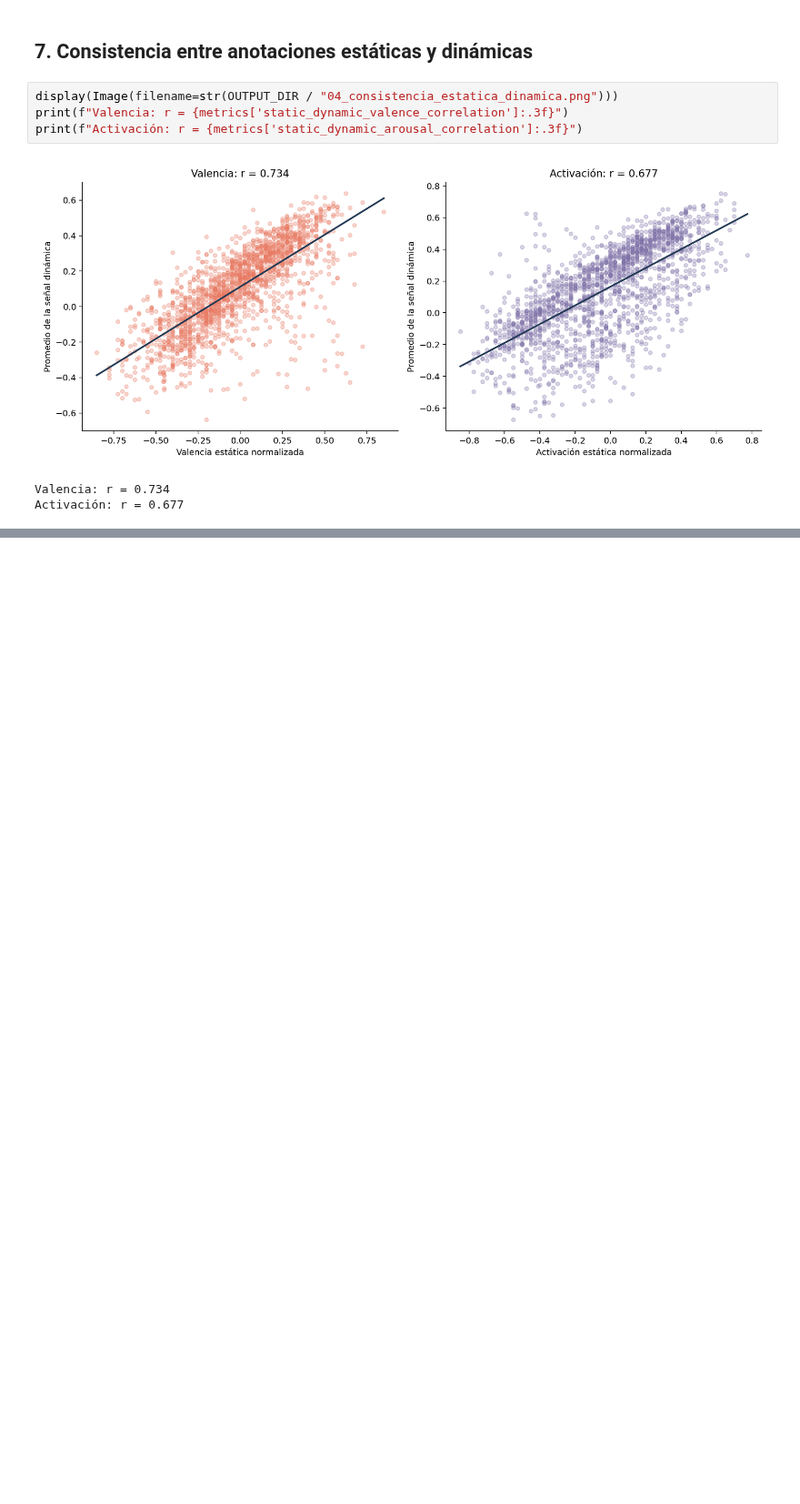
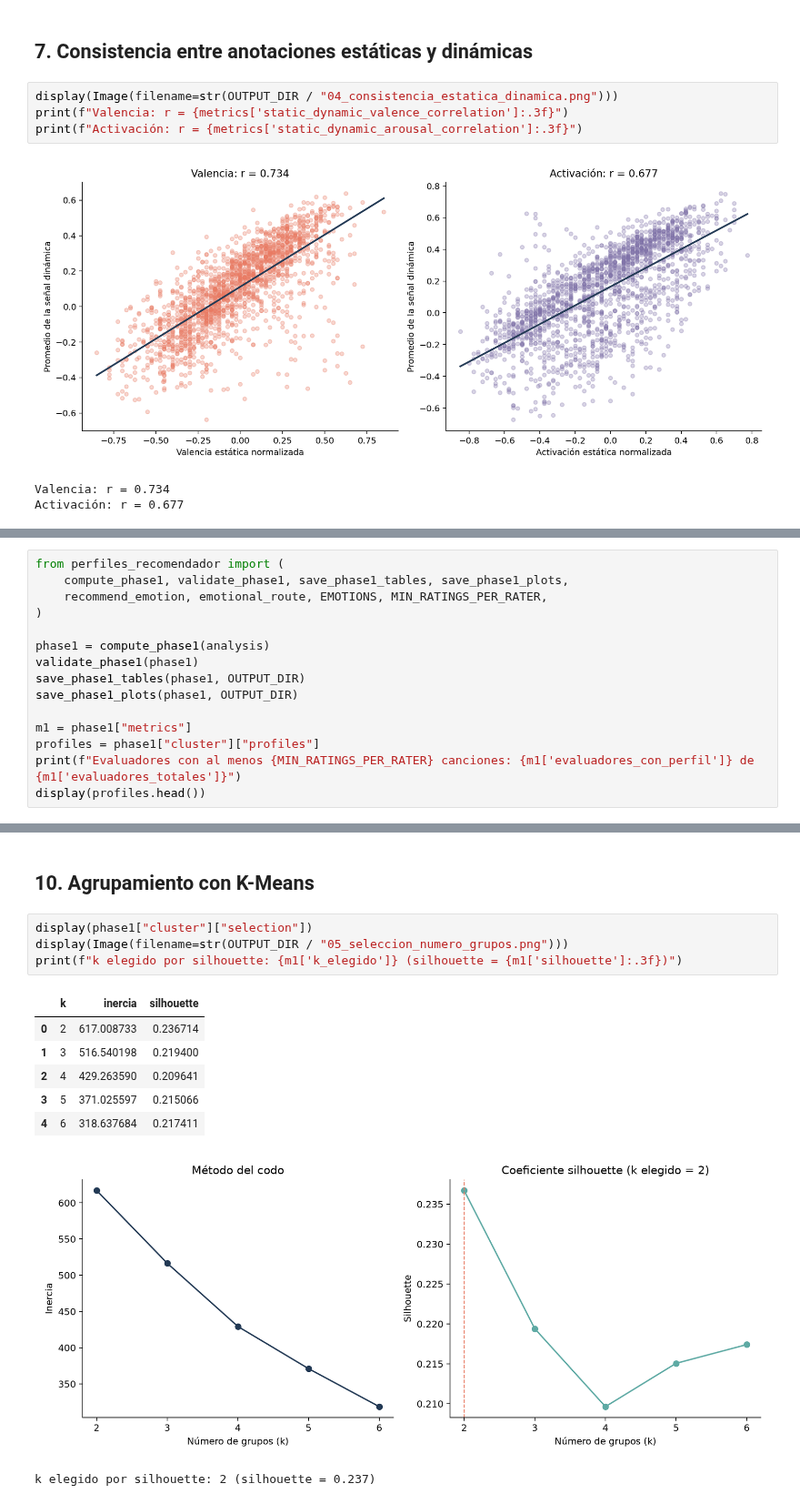
Before and after one commit to alejandramartinezhenao/MCD_recomendador_musical_prt, a Jupyter notebook: analisis_deam_resultados_presentacion.ipynb, the cells around one changed output, grey strips where cells are left out. Shown at 91% size. Saved outputs shown, nothing was run; the diff lists cells and outputs as text; blank space fills up the shorter version.

```diff
--- a/analisis_deam_resultados_presentacion.ipynb
+++ b/analisis_deam_resultados_presentacion.ipynb
@@ -137,0 +136,15 @@ El archivo suministrado permite reproducir el componente emocional, pero no cont
+# %%
+from perfiles_recomendador import (
+    compute_phase1, validate_phase1, save_phase1_tables, save_phase1_plots,
+    recommend_emotion, emotional_route, EMOTIONS, MIN_RATINGS_PER_RATER,
+)
+
+phase1 = compute_phase1(analysis)
+validate_phase1(phase1)
+save_phase1_tables(phase1, OUTPUT_DIR)
+save_phase1_plots(phase1, OUTPUT_DIR)
+
+m1 = phase1["metrics"]
+profiles = phase1["cluster"]["profiles"]
+print(f"Evaluadores con al menos {MIN_RATINGS_PER_RATER} canciones: {m1['evaluadores_con_perfil']} de {m1['evaluadores_totales']}")
+display(profiles.head())
@@ -137,0 +170,15 @@ El archivo suministrado permite reproducir el componente emocional, pero no cont
+# %% [markdown]
+## 10. Agrupamiento con K-Means
+# %%
+display(phase1["cluster"]["selection"])
+display(Image(filename=str(OUTPUT_DIR / "05_seleccion_numero_grupos.png")))
+print(f"k elegido por silhouette: {m1['k_elegido']} (silhouette = {m1['silhouette']:.3f})")
+# %% [output]
+|  | k | inercia | silhouette |
+| 0 | 2 | 617.008733 | 0.236714 |
+| 1 | 3 | 516.540198 | 0.219400 |
+| 2 | 4 | 429.263590 | 0.209641 |
+| 3 | 5 | 371.025597 | 0.215066 |
+| 4 | 6 | 318.637684 | 0.217411 |
+[figure, added]
+k elegido por silhouette: 2 (silhouette = 0.237)
```
Also changed, not shown: parts of 21 cells of this notebook, 21 other files.
